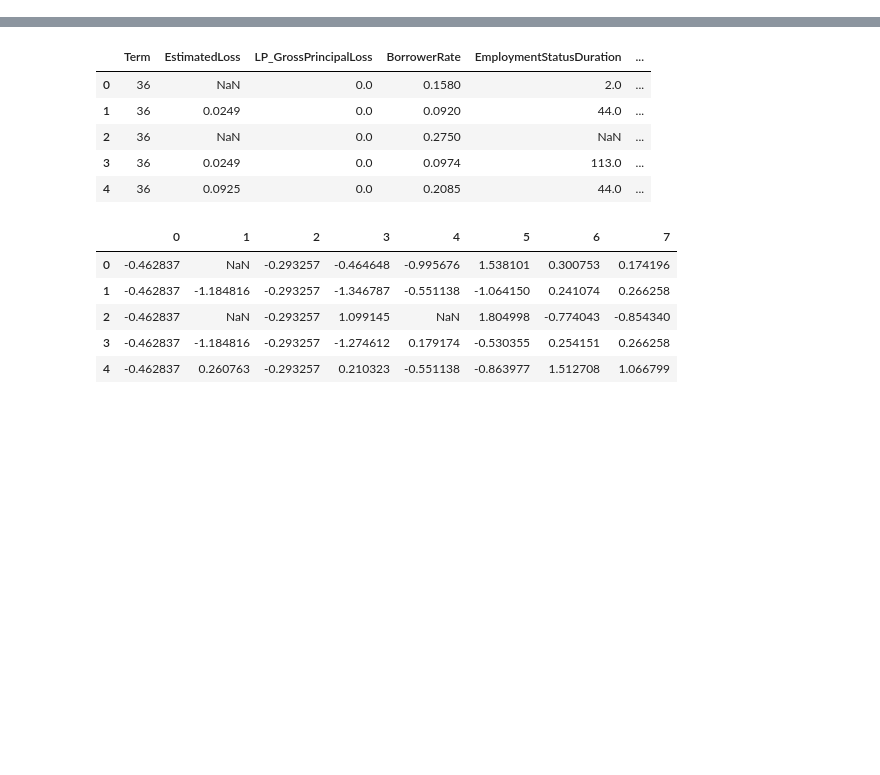
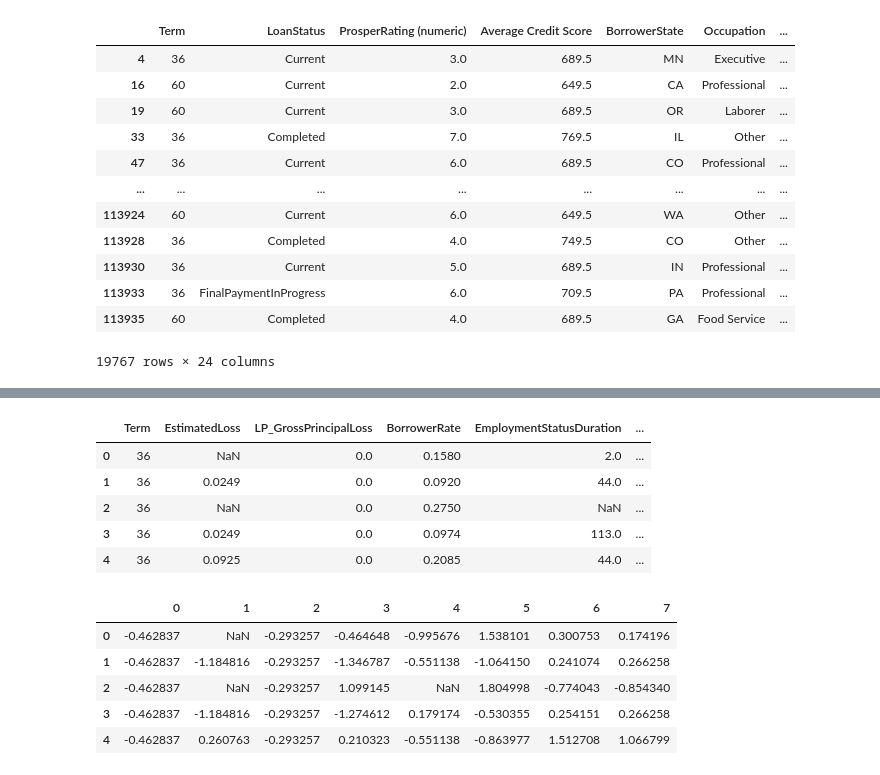
Before and after one commit to LachlanPotter33/Proj-4-Group-3, a Jupyter notebook: Notebooks/Untitled.ipynb, the cells around one changed output, grey strips where cells are left out. Cells and saved outputs as stored; diff of their text form; code cells hidden in the pictures; blank space fills up the shorter version.

Commit message:
added drop nans code

```diff
--- a/Notebooks/Untitled.ipynb
+++ b/Notebooks/Untitled.ipynb
@@ -67,3 +96,20 @@ specific_columns_uncleaned_df.head(20)
+# %%
+#drop NaN's
+specific_columns_uncleaned_df.dropna()
+# %% [output]
+|  | Term | LoanStatus | ProsperRating (numeric) | Average Credit Score | BorrowerState | Occupation | ... |
+| 4 | 36 | Current | 3.0 | 689.5 | MN | Executive | ... |
+| 16 | 60 | Current | 2.0 | 649.5 | CA | Professional | ... |
+| 19 | 60 | Current | 3.0 | 689.5 | OR | Laborer | ... |
+| 33 | 36 | Completed | 7.0 | 769.5 | IL | Other | ... |
+| 47 | 36 | Current | 6.0 | 689.5 | CO | Professional | ... |
+| ... | ... | ... | ... | ... | ... | ... | ... |
+| 113924 | 60 | Current | 6.0 | 649.5 | WA | Other | ... |
+| 113928 | 36 | Completed | 4.0 | 749.5 | CO | Other | ... |
+| 113930 | 36 | Current | 5.0 | 689.5 | IN | Professional | ... |
+| 113933 | 36 | FinalPaymentInProgress | 6.0 | 709.5 | PA | Professional | ... |
+| 113935 | 60 | Completed | 4.0 | 689.5 | GA | Food Service | ... |
+19767 rows × 24 columns
 # %%
 specific_columns_uncleaned_df.dtypes
 # %% [output]
```
Also changed, not shown: parts of 9 cells of this notebook.
